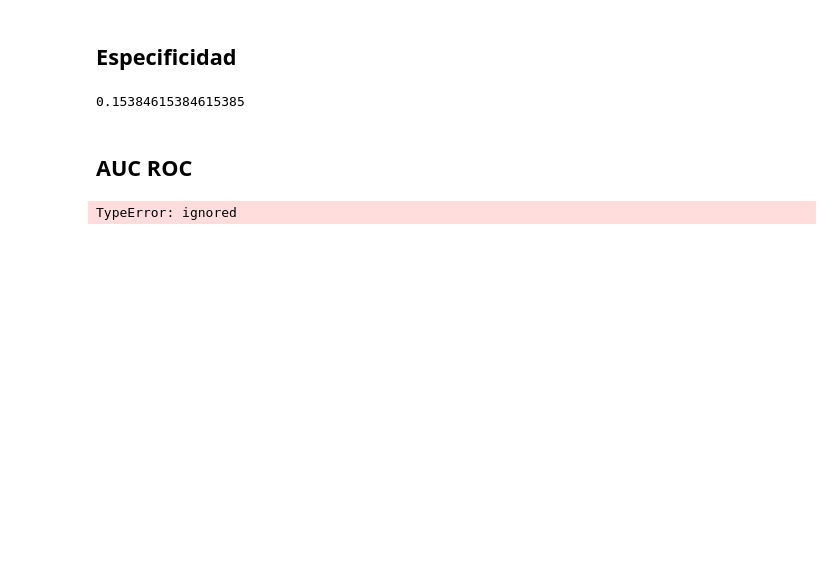
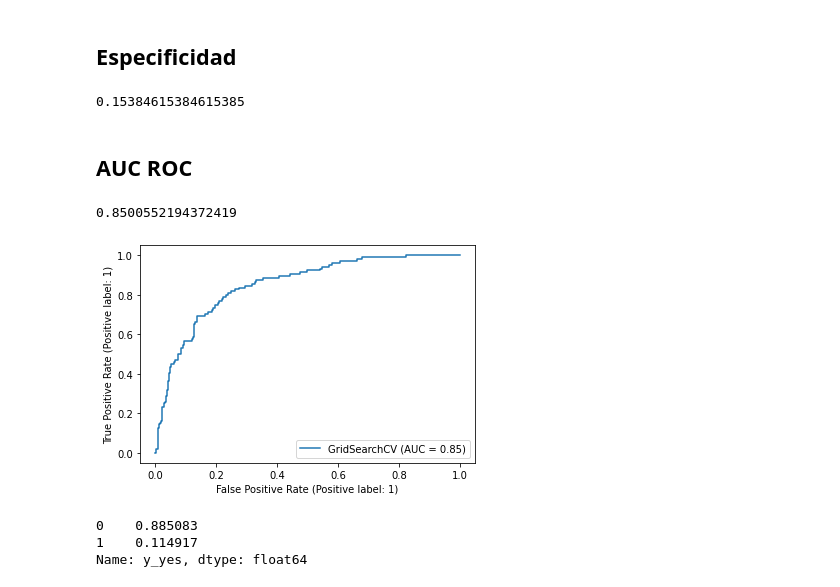
Before and after one commit to cesaralejon/M-tricas-de-clasificaci-n, a Jupyter notebook: Metricas_clasificación_Cesar_Olmedo.ipynb, the cells around one changed output. Saved outputs shown, nothing was run; the diff lists cells and outputs as text; code cells hidden in the pictures; blank space fills up the shorter version.

```diff
--- a/Metricas_clasificación_Cesar_Olmedo.ipynb
+++ b/Metricas_clasificación_Cesar_Olmedo.ipynb
@@ -123,6 +123,16 @@ print(especificidad)
 # %% [markdown]
 ## AUC ROC
 # %%
-print('Testing AUC',{roc_auc_score(y_test, grid.predict_proba(x_test)[:,1])})
+print(roc_auc_score(y_test, grid.predict_proba(x_test)[:,1]))
 # %% [output]
-TypeError: ignored
+0.8500552194372419
+# %%
+plot_roc_curve(grid, x_test, y_test);
+# %% [output]
+[figure, added]
+# %%
+y_test.value_counts(normalize=True)
+# %% [output]
+0    0.885083
+1    0.114917
+Name: y_yes, dtype: float64
```
Also changed, not shown: parts of 2 cells of this notebook.
